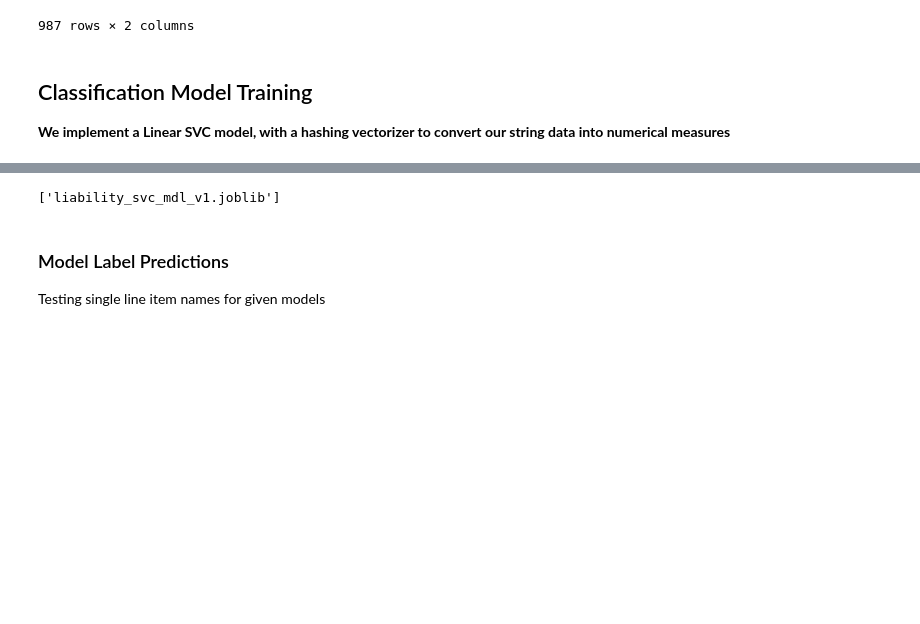
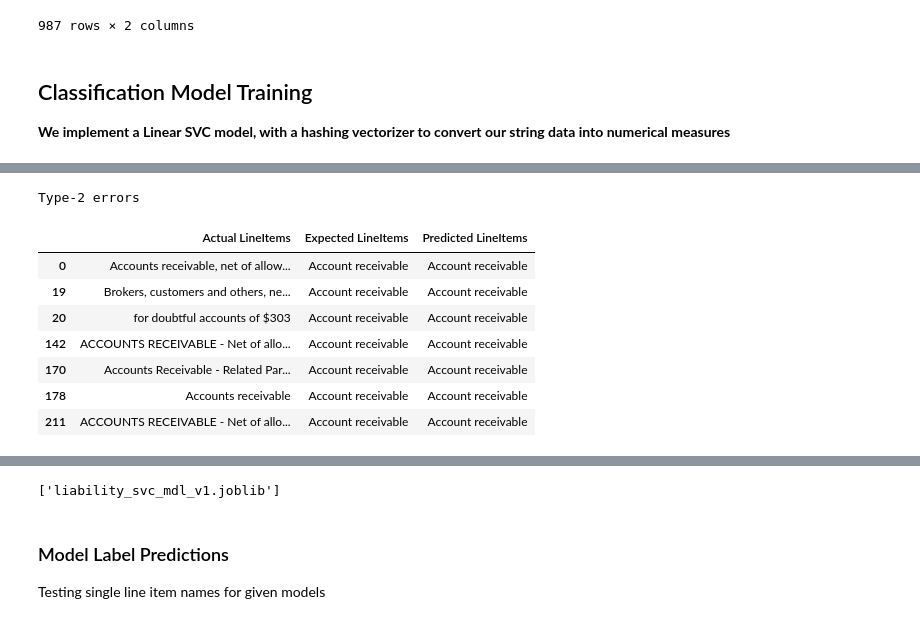
Before and after one commit to fernando-duarte/X17A5, a Jupyter notebook: buildDatabase.ipynb, the cells around one changed output, grey strips where cells are left out. Drawn from its saved outputs; the diff is of its cells as text; code cells hidden in the pictures; blank space fills up the shorter version.

```diff
--- a/buildDatabase.ipynb
+++ b/buildDatabase.ipynb
@@ -1257,0 +1185,14 @@ cMatrix(predDf1['Expected LineItems'].values, pred1)
+# %%
+label = 'Account receivable'
+print('Type-2 errors')
+predDf1[predDf1['Expected LineItems'] == label]
+# %% [output]
+Type-2 errors
+|  | Actual LineItems | Expected LineItems | Predicted LineItems |
+| 0 | Accounts receivable, net of allow... | Account receivable | Account receivable |
+| 19 | Brokers, customers and others, ne... | Account receivable | Account receivable |
+| 20 | for doubtful accounts of $303 | Account receivable | Account receivable |
+| 142 | ACCOUNTS RECEIVABLE - Net of allo... | Account receivable | Account receivable |
+| 170 | Accounts Receivable - Related Par... | Account receivable | Account receivable |
+| 178 | Accounts receivable | Account receivable | Account receivable |
+| 211 | ACCOUNTS RECEIVABLE - Net of allo... | Account receivable | Account receivable |
```
Also changed, not shown: parts of 34 cells of this notebook, 2 other files.
